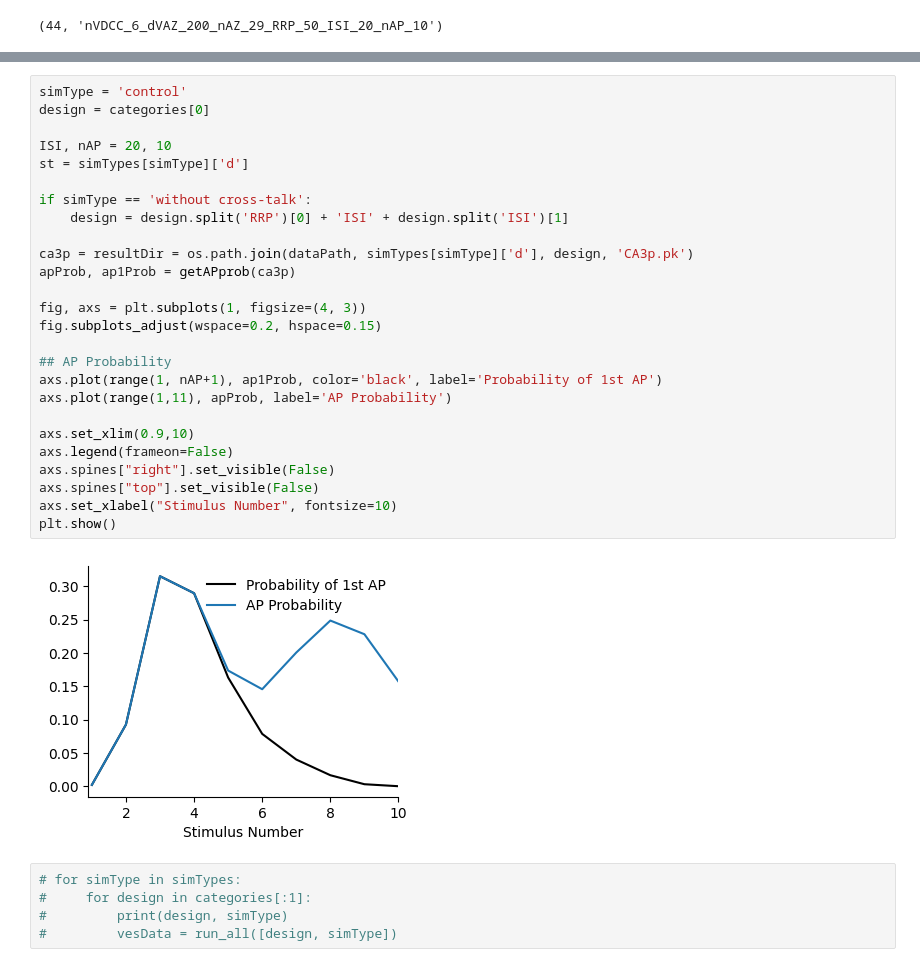
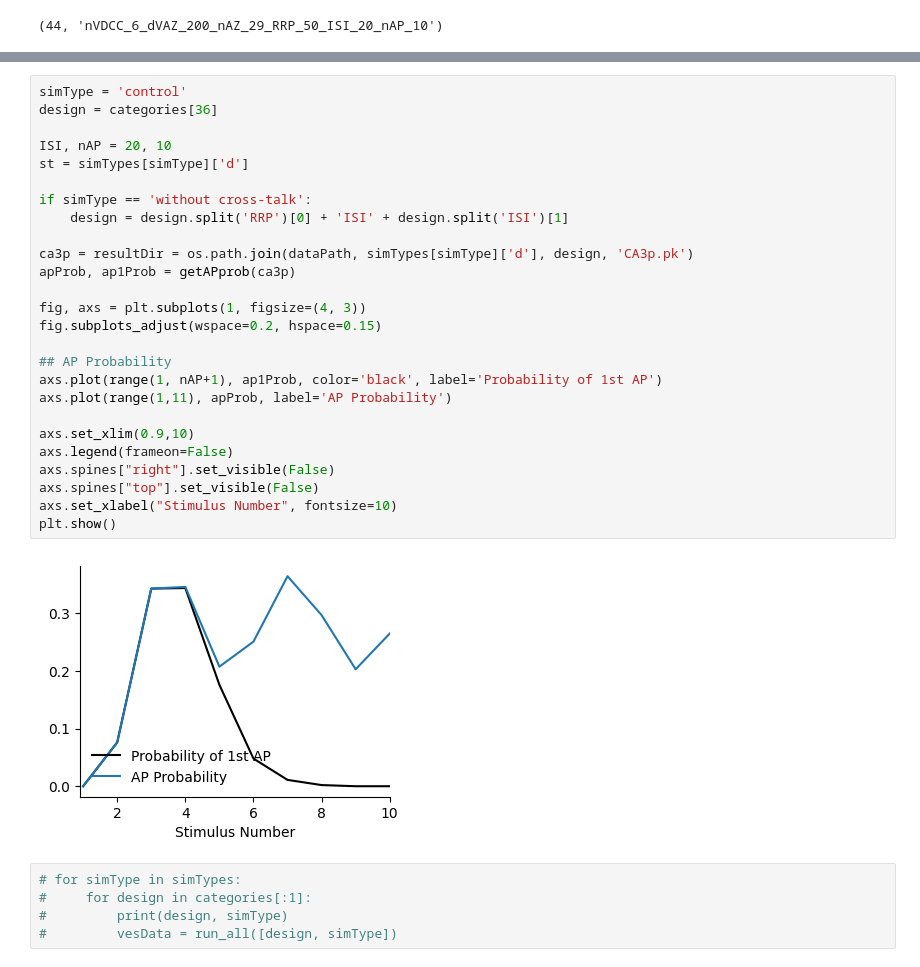
Before and after one commit to nishs1729/MFB, a Jupyter notebook: model_brian2/DG_CA3p/sim.ipynb, the cells around one changed output, grey strips where cells are left out. Cells and saved outputs as stored; diff of their text form.

```diff
--- a/model_brian2/DG_CA3p/sim.ipynb
+++ b/model_brian2/DG_CA3p/sim.ipynb
@@ -112,31 +112,31 @@ test_plot(stMCA3p, spMCA3p, rel)
 # %%
 simType = 'control'
-design = categories[0]
+design = categories[36]
 
 ISI, nAP = 20, 10
 st = simTypes[simType]['d']
 
 if simType == 'without cross-talk':
     design = design.split('RRP')[0] + 'ISI' + design.split('ISI')[1]
 
 ca3p = resultDir = os.path.join(dataPath, simTypes[simType]['d'], design, 'CA3p.pk')
 apProb, ap1Prob = getAPprob(ca3p)
 
 fig, axs = plt.subplots(1, figsize=(4, 3))
 fig.subplots_adjust(wspace=0.2, hspace=0.15)
 
 ## AP Probability
 axs.plot(range(1, nAP+1), ap1Prob, color='black', label='Probability of 1st AP')
 axs.plot(range(1,11), apProb, label='AP Probability')
 
 axs.set_xlim(0.9,10)
 axs.legend(frameon=False)
 axs.spines["right"].set_visible(False)
 axs.spines["top"].set_visible(False)
 axs.set_xlabel("Stimulus Number", fontsize=10)
 plt.show()
 # %% [output]
-[figure, old version]
+[figure, new version]
 # %%
 # for simType in simTypes:
 #     for design in categories[:1]:
```
Also changed, not shown: parts of 2 cells of this notebook, 2 other files.
